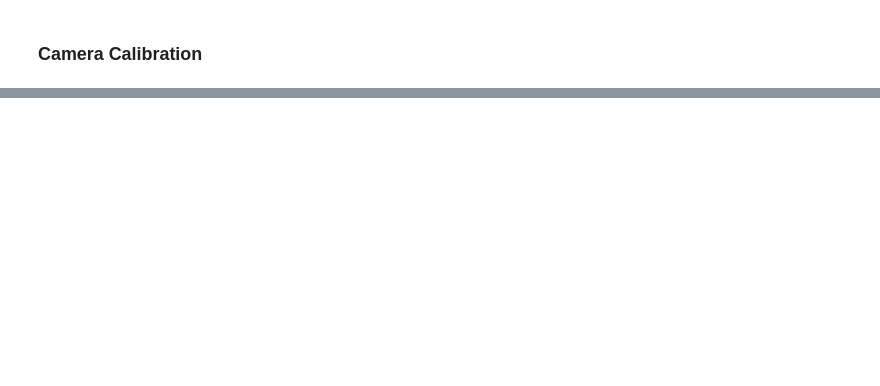
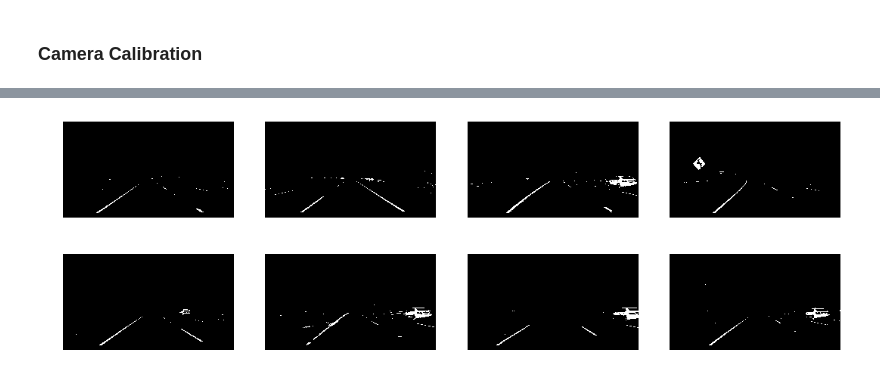
Before and after one commit to scrottty/CarND-Advanced-Lane-Lines, a Jupyter notebook: workbook.ipynb, the cells around one changed output, grey strips where cells are left out. Drawn from its saved outputs; the diff is of its cells as text; code cells hidden in the pictures; blank space fills up the shorter version.

```diff
--- a/workbook.ipynb
+++ b/workbook.ipynb
@@ -83,0 +150,27 @@ plt.show()
+# %%
+# Apply thresholds to the choosen colorspaces to find the best combination
+# R_channel
+# H_channel
+# S_channel
+# V_channel
+# V2_channel
+
+def applyThreshold(images, thresh):
+    thresholdImages = []
+    for image in images:
+        binary = np.zeros_like(image)
+        binary[(image>thresh[0]) & (image<= thresh[1])] = 1
+        thresholdImages.append(binary)
+    return np.array(thresholdImages)
+# %%
+# R_channel
+images_Rthresh = applyThreshold(images_R, (220, 255))
+f, ax = plt.subplots(2,4, figsize=(15,5))
+ax = ax.ravel()
+f.tight_layout()
+for i in range(0,len(ax)):
+    ax[i].imshow(images_Rthresh[i], cmap='gray')
+    ax[i].axis('off')
+plt.show()
+# %% [output]
+[figure, added]
```
Also changed, not shown: parts of 15 cells of this notebook, 14 other files.
